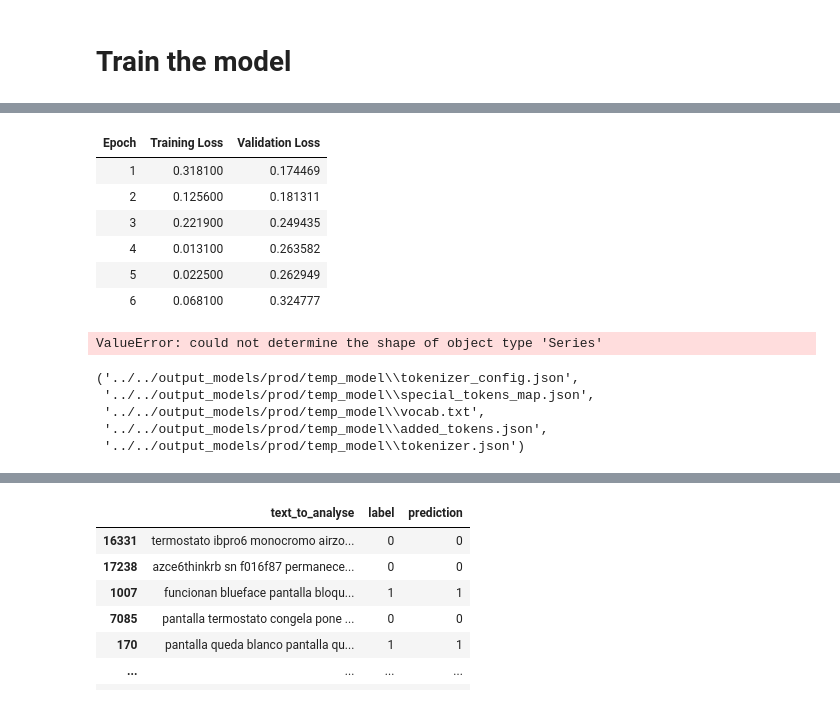
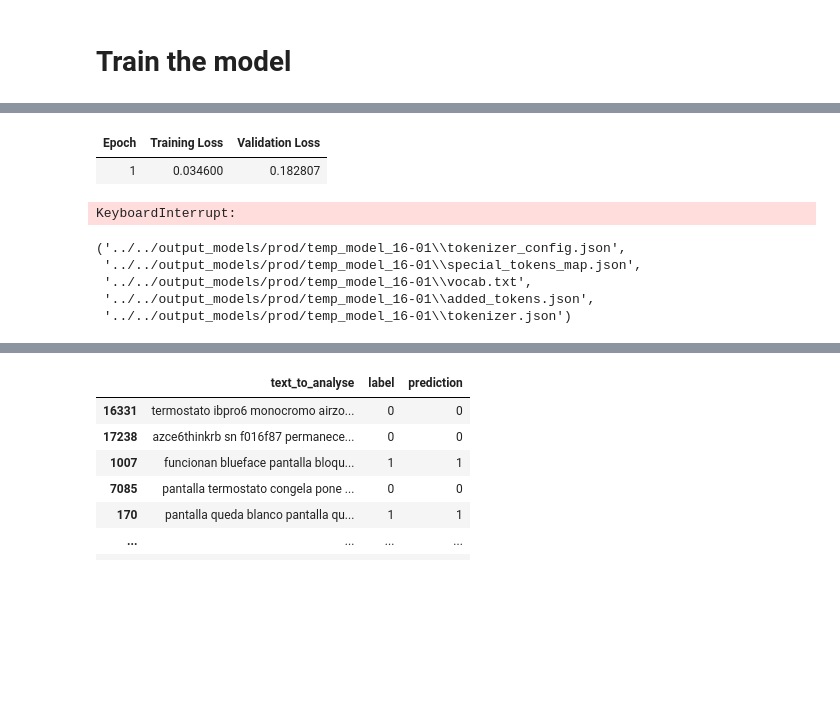
Before and after one commit to voliveira-airzonecontrol/myzone, a Jupyter notebook: src/notebooks/training.ipynb, the cells around one changed output, grey strips where cells are left out. Saved outputs shown, nothing was run; the diff lists cells and outputs as text; code cells hidden in the pictures; blank space fills up the shorter version.

Commit message:
Trying to improve model training

```diff
--- a/src/notebooks/training.ipynb
+++ b/src/notebooks/training.ipynb
@@ -15,7 +15,7 @@ training_config = load_config(
 # %% [markdown]
 # Load the data
 # %%
-df = pd.read_parquet("../../output_data/prod/temp_supervised_dataset_1.parquet")
+df = pd.read_parquet("../../output_data/prod/supervised_dataset.parquet")
 # %%
 df.sample(10)
 # %% [output]
@@ -135,12 +135,32 @@ clf = TransformerClassifier(
     num_labels=num_labels,
 )
 # %%
-# Train the model
-clf.fit(
+"""# Train the model
+_ = clf.fit(
     X=X_train,
     y=y_train,
     eval_X=X_val,
     eval_y=y_val,
-    freeze_layers_prefix=["bert.embeddings", "bert.encoder"],
+    learning_rate=2e-5,
+    num_train_epochs=50,
+    per_device_train_batch_size=16,
+    per_device_eval_batch_size=16,
+    early_stopping_patience=10,
+    # freeze_layers_prefix=["bert.embeddings", "bert.encoder"],
+    # freeze_layers_prefix=["bert.embeddings"] + [f"bert.encoder.layer.{i}" for i in range(1, 9)],
+)"""
+
+_ = clf.fit(
+    X=X_train,
+    y=y_train,
+    eval_X=X_val,
+    eval_y=y_val,
+    learning_rate=2e-6,
+    num_train_epochs=10,
+    per_device_train_batch_size=16,
+    per_device_eval_batch_size=16,
+    early_stopping_patience=2,
+    # freeze_layers_prefix=["bert.embeddings", "bert.encoder"],
+    freeze_layers_prefix=["bert.embeddings"] + [f"bert.encoder.layer.{i}" for i in range(1, 9)],
 )
 # %% [output]
@@ -148,20 +168,15 @@ clf.fit(
 | Epoch | Training Loss | Validation Loss |
-| 1 | 0.318100 | 0.174469 |
-| 2 | 0.125600 | 0.181311 |
-| 3 | 0.221900 | 0.249435 |
-| 4 | 0.013100 | 0.263582 |
-| 5 | 0.022500 | 0.262949 |
-| 6 | 0.068100 | 0.324777 |
+| 1 | 0.034600 | 0.182807 |
-ValueError: could not determine the shape of object type 'Series'
+KeyboardInterrupt:
 # %%
-clf.model.save_pretrained("../../output_models/prod/temp_model")
-clf.tokenizer.save_pretrained("../../output_models/prod/temp_model")
+clf.model.save_pretrained("../../output_models/prod/temp_model_16-01")
+clf.tokenizer.save_pretrained("../../output_models/prod/temp_model_16-01")
 # %% [output]
-('../../output_models/prod/temp_model\\tokenizer_config.json',
- '../../output_models/prod/temp_model\\special_tokens_map.json',
- '../../output_models/prod/temp_model\\vocab.txt',
- '../../output_models/prod/temp_model\\added_tokens.json',
- '../../output_models/prod/temp_model\\tokenizer.json')
+('../../output_models/prod/temp_model_16-01\\tokenizer_config.json',
+ '../../output_models/prod/temp_model_16-01\\special_tokens_map.json',
+ '../../output_models/prod/temp_model_16-01\\vocab.txt',
+ '../../output_models/prod/temp_model_16-01\\added_tokens.json',
+ '../../output_models/prod/temp_model_16-01\\tokenizer.json')
 # %%
 clf = TransformerClassifier(
     model_name=None,
```
Also changed, not shown: parts of 8 cells of this notebook, 5 other files.
